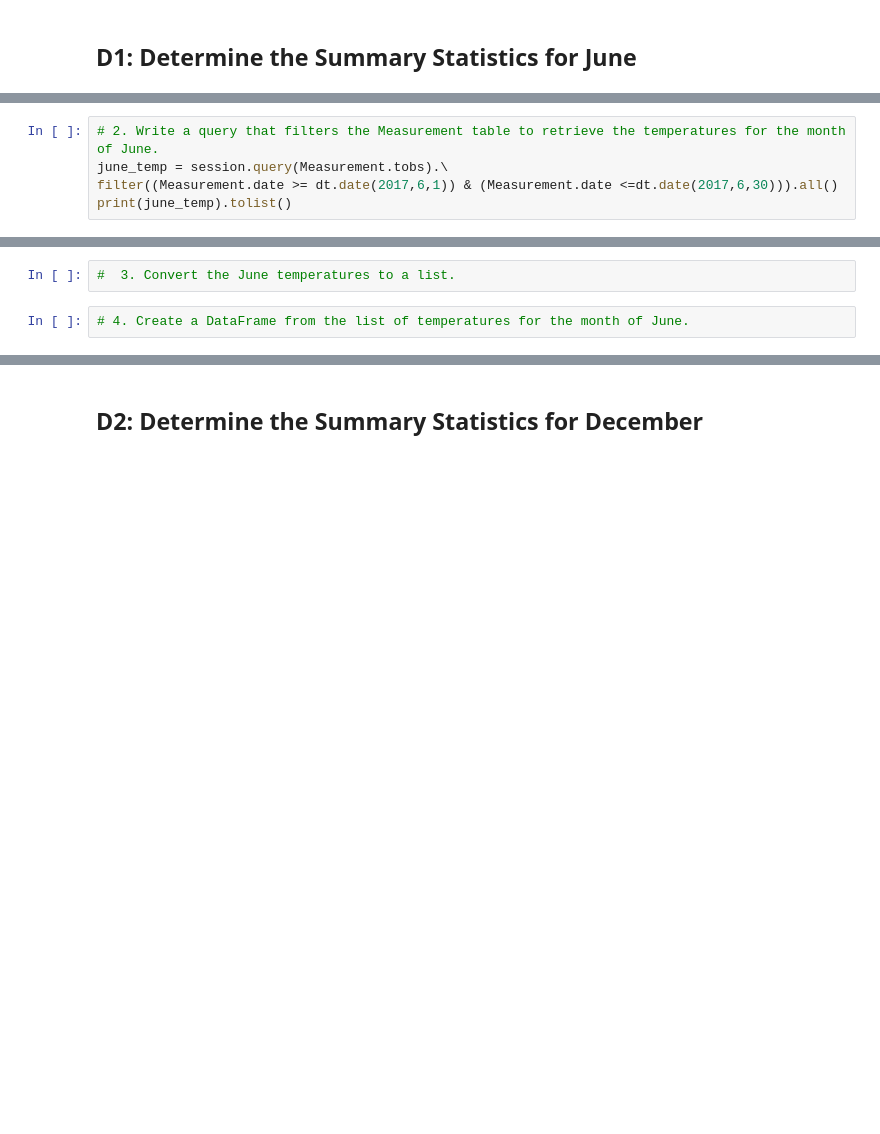
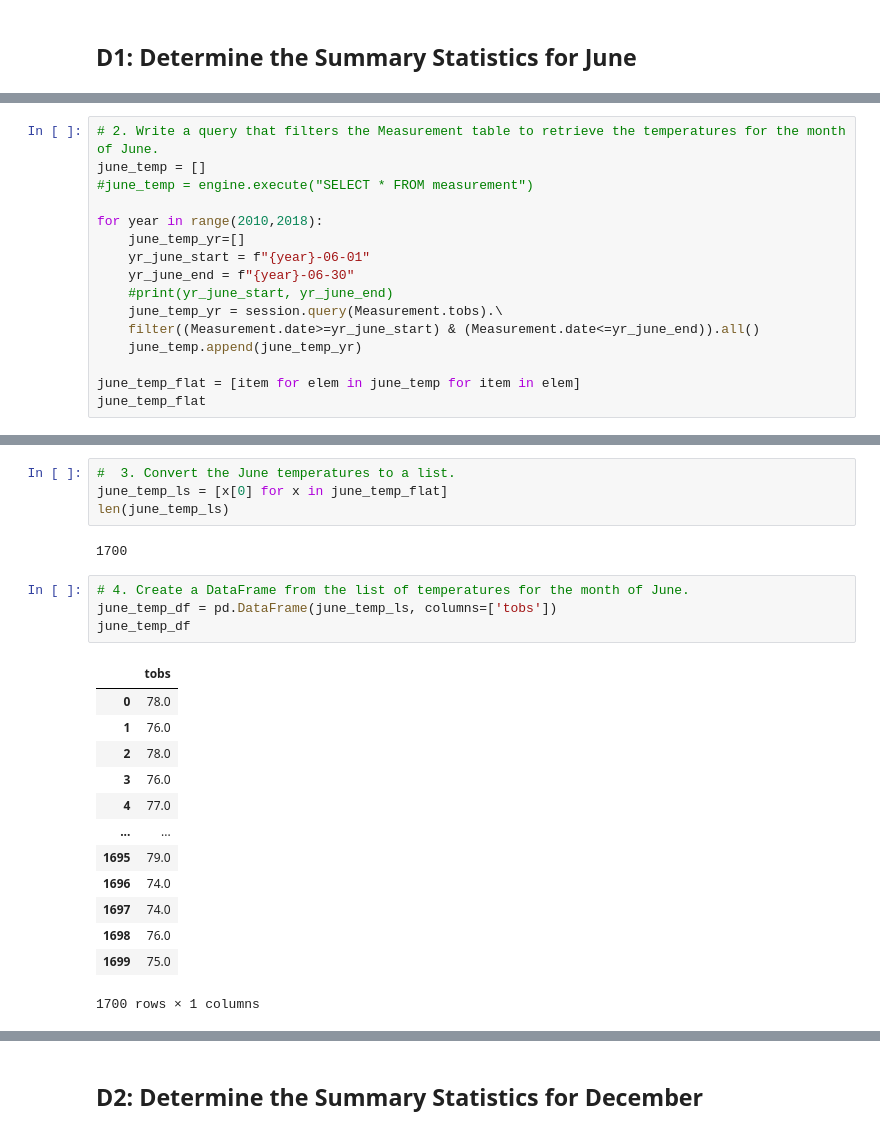
Before and after one commit to levflevine/surfs_up, a Jupyter notebook: SurfsUp_Challenge.ipynb, the cells around one changed output, grey strips where cells are left out. Drawn from its saved outputs; the diff is of its cells as text; blank space fills up the shorter version.

```diff
--- a/SurfsUp_Challenge.ipynb
+++ b/SurfsUp_Challenge.ipynb
@@ -41,6 +42,17 @@ tobs
 # %%
 # 2. Write a query that filters the Measurement table to retrieve the temperatures for the month of June.
-june_temp = session.query(Measurement.tobs).\
-filter((Measurement.date >= dt.date(2017,6,1)) & (Measurement.date <=dt.date(2017,6,30))).all()
-print(june_temp).tolist()
+june_temp = []
+#june_temp = engine.execute("SELECT * FROM measurement")
+
+for year in range(2010,2018):
+    june_temp_yr=[]
+    yr_june_start = f"{year}-06-01"
+    yr_june_end = f"{year}-06-30"
+    #print(yr_june_start, yr_june_end)
+    june_temp_yr = session.query(Measurement.tobs).\
+    filter((Measurement.date>=yr_june_start) & (Measurement.date<=yr_june_end)).all()
+    june_temp.append(june_temp_yr)
+
+june_temp_flat = [item for elem in june_temp for item in elem]
+june_temp_flat
 # %% [output]
@@ -49,6 +76,26 @@ AttributeError: 'NoneType' object has no attribute 'tolist'
 # %%
 #  3. Convert the June temperatures to a list.
+june_temp_ls = [x[0] for x in june_temp_flat]
+len(june_temp_ls)
+# %% [output]
+1700
 # %%
 # 4. Create a DataFrame from the list of temperatures for the month of June.
+june_temp_df = pd.DataFrame(june_temp_ls, columns=['tobs'])
+june_temp_df
+# %% [output]
+|  | tobs |
+| 0 | 78.0 |
+| 1 | 76.0 |
+| 2 | 78.0 |
+| 3 | 76.0 |
+| 4 | 77.0 |
+| ... | ... |
+| 1695 | 79.0 |
+| 1696 | 74.0 |
+| 1697 | 74.0 |
+| 1698 | 76.0 |
+| 1699 | 75.0 |
+1700 rows × 1 columns
 # %%
 # 5. Calculate and print out the summary statistics for the June temperature DataFrame.
```
Also changed, not shown: parts of 8 cells of this notebook.
